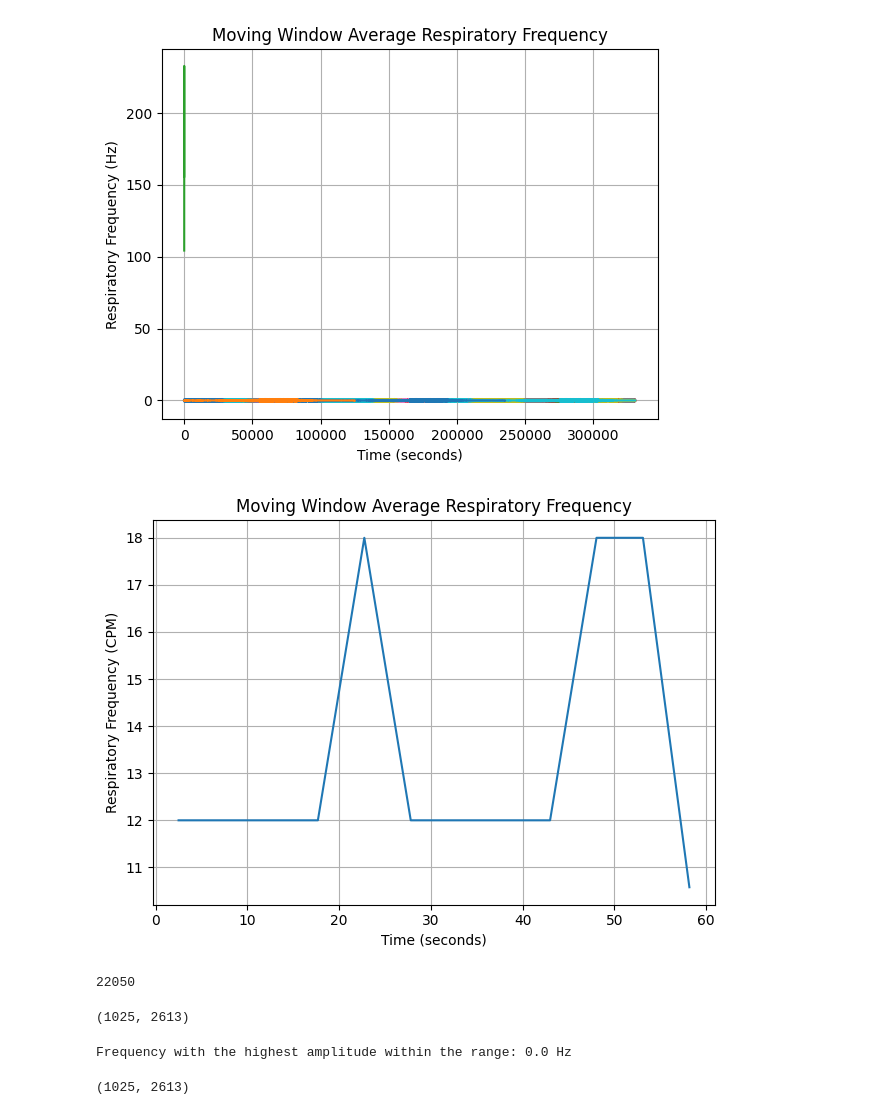
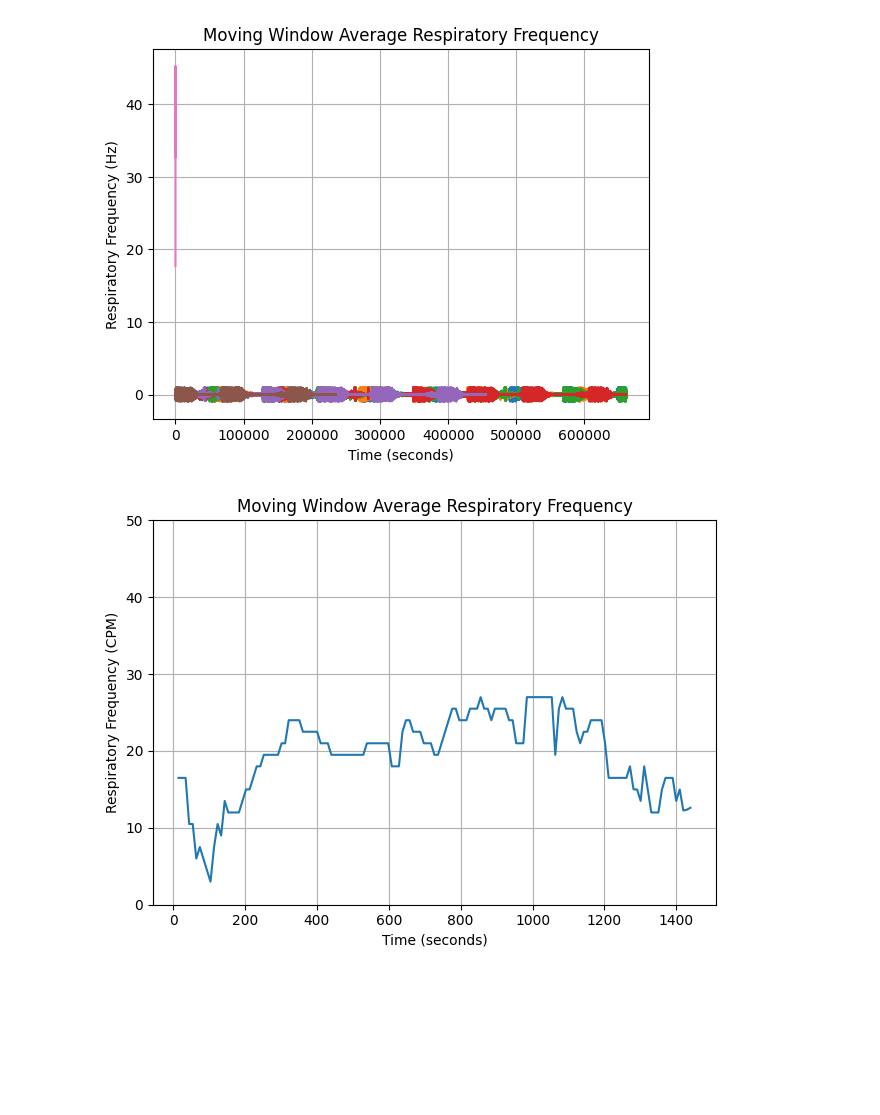
Before and after one commit to incubodac/WAV2RF, a Jupyter notebook: wav2rf_script.ipynb, the cells around one changed output. Cells and saved outputs as stored; diff of their text form; code cells hidden in the pictures; blank space fills up the shorter version.

```diff
--- a/wav2rf_script.ipynb
+++ b/wav2rf_script.ipynb
@@ -10,8 +10,8 @@ audio_file = 'test.mp3'
 audio_data, sr = librosa.load(audio_file)
 
 # Set the window size and overlap in seconds
-window_size = 15
-overlap = 5
+window_size = 30
+overlap = 10
 
 # Calculate the number of samples in the window
 window_samples = int(sr * window_size)
@@ -69,7 +69,7 @@ plt.title('Moving Window Average Respiratory Frequency')
 plt.grid(True)
 plt.show()
 # %% [output]
-[figure, old version]
+[figure, new version]
 # %%
 import librosa
 import numpy as np
@@ -77,15 +77,27 @@ import matplotlib.pyplot as plt
 from scipy.signal import hilbert
 from scipy import interpolate
 from scipy.signal import hilbert, butter, filtfilt
+from pydub import AudioSegment
+import scipy
+
+# Load the audio file
+audio_file = 'test2.wav'
 
 
-# Load the audio file
-audio_file = 'test.mp3'
+# Specify the path to your MP3 file
+
+# Load the MP3 file
+#audio = AudioSegment.from_mp3(audio_file)
+# Extract the audio data as a NumPy array
+#audio_data = np.array(audio.get_array_of_samples())
+
+# Extract the sample rate from the audio object
+#sr = audio.frame_rate
 audio_data, sr = librosa.load(audio_file)
 
 # Set the window size and overlap in seconds
-window_size = 10
-overlap = 5
+window_size = 40
+overlap = 10
 
 # Calculate the number of samples in the window
 window_samples  = int(sr * window_size)
@@ -123,9 +135,9 @@ for i in range(num_windows):
 
     # Apply the lowpass filter to the signal
     envelope = filtfilt(b, a, envelope)
-
+    smoothing = 2000
     # Apply UnivariateSpline interpolation with smoothing factor of 3000
-    spline = interpolate.UnivariateSpline(np.arange(len(envelope)), envelope, s=2000)
+    spline = interpolate.UnivariateSpline(np.arange(len(envelope)), envelope, s=smoothing)
     interpolated_envelope = spline(np.arange(len(envelope)))
 
     times = librosa.samples_to_time(np.arange(len(interpolated_envelope)), sr=sr)
@@ -159,36 +171,32 @@ for i in range(num_windows):
     # # Plot the current windowed data
     # plt.figure()
     # plt.plot(interpolated_envelope)
     # plt.xlabel('Sample')
     # plt.ylabel('Amplitude')
     # plt.title(f'Window {i+1}')
     # plt.grid(True)
 
 # Create a time array for the moving average
 moving_average_times = np.linspace(window_size_sec / 2, len(audio_data) / sr - window_size_sec / 2, len(moving_average))
 
 # Plot the moving average calculated frequency vs time
 plt.figure()
 plt.plot(moving_average_times, moving_average)
 plt.xlabel('Time (seconds)')
 plt.ylabel('Respiratory Frequency (CPM)')
 plt.title('Moving Window Average Respiratory Frequency')
 plt.grid(True)
 
 # # Display the mosaic of windowed data
 # fig, axes = plt.subplots(num_windows, 1, figsize=(8, 6))
 # for i in range(num_windows):
 #     axes[i].plot(mosaics[i])
 #     axes[i].set_xlabel('Sample')
 #     axes[i].set_ylabel('Amplitude')
 #     axes[i].set_title(f'Window {i+1}')
 #     axes[i].grid(True)
-
+plt.ylim(0, 50)
 plt.tight_layout()
 plt.show()
 # %% [output]
-[figure, old version]
+[figure, new version]
-# %%
-sr
-# %% [output]
-22050
@@ -197,38 +202,0 @@ fouriers = np.empty([num_windows,stft.shape[0],stft.shape[1]])
-# %%
-y, sr = librosa.load('test.mp3')
-S = np.abs(librosa.stft(y,win_length=int(sr * window_size)))
-S
-# %% [output]
-(1025, 2613)
-# %%
-y=envelope
-
-# Step 2: Compute the magnitude spectrogram
-magnitude_spectrogram = np.abs(stft)
-
-# Step 4: Define the frequency range of interest in Hz
-min_freq = 0.05  # Minimum frequency in Hz
-max_freq = 60000 # Maximum frequency in Hz
-
-# Step 5: Convert the frequency range to corresponding bins in the spectrogram
-n_fft = stft.shape[0]
-bin_min = int((min_freq * n_fft) / sr)
-bin_max = int((max_freq * n_fft) / sr)
-
-# Step 6: Slice the magnitude spectrogram to the frequency range of interest
-spectrogram_range = magnitude_spectrogram[bin_min:bin_max, :]
-
-# Step 7: Find the frequency bin with the highest amplitude within the range
-if np.any(spectrogram_range):
-    max_amplitude_bin = np.argmax(np.max(spectrogram_range, axis=1))
-    # Step 8: Convert the frequency bin to the corresponding frequency in Hz
-    max_amplitude_freq = (max_amplitude_bin * sr) / n_fft
-    print("Frequency with the highest amplitude within the range:", max_amplitude_freq, "Hz")
-else:
-    print("No frequency bins found within the specified range.")
-# %% [output]
-Frequency with the highest amplitude within the range: 0.0 Hz
-# %%
-librosa.stft(audio_data).shape
-# %% [output]
-(1025, 2613)
```
Also changed, not shown: parts of 14 cells of this notebook, 4 other files.
